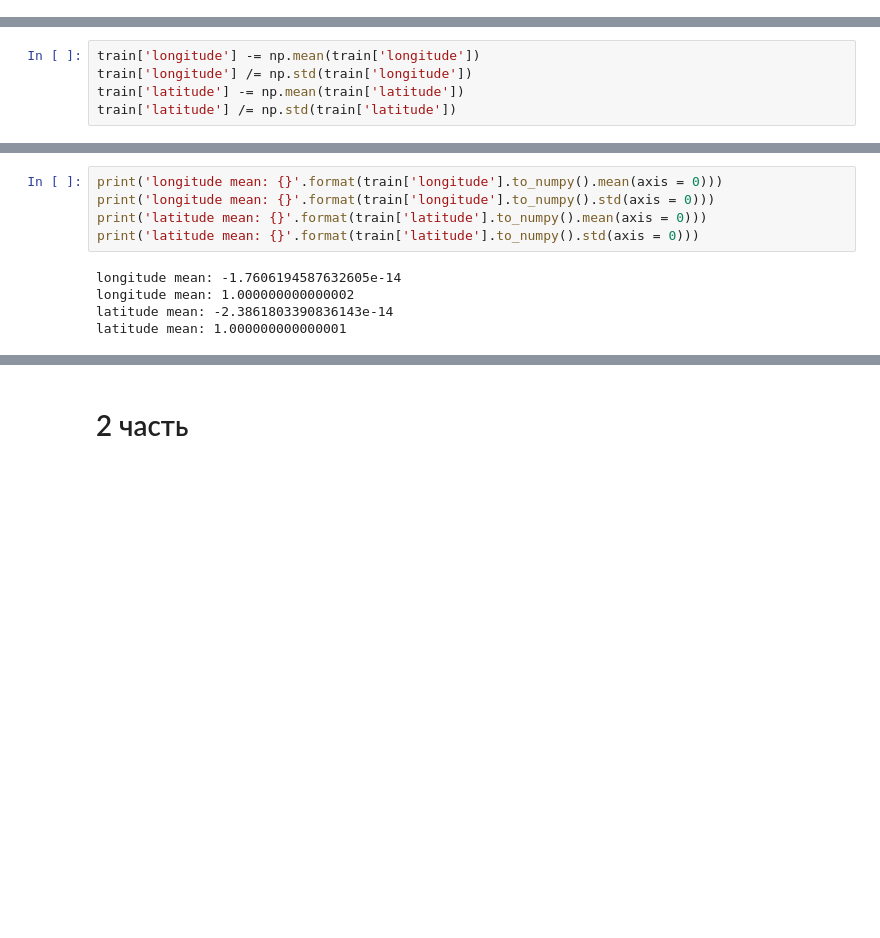
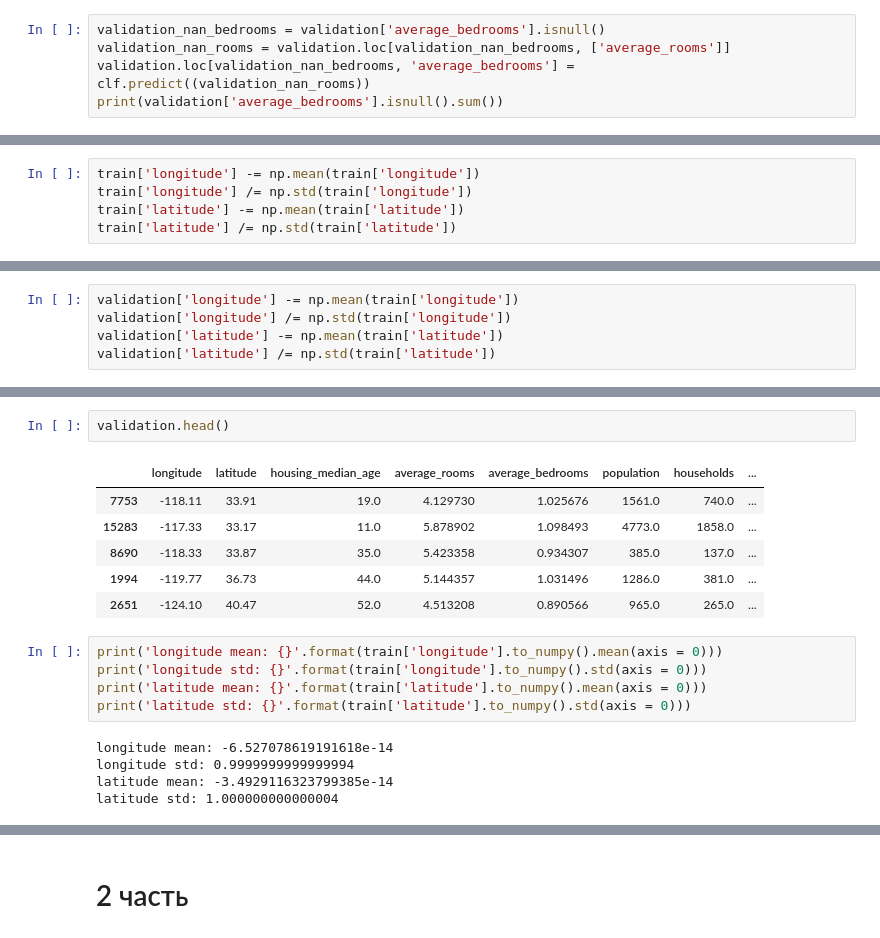
Before and after one commit to fenryux/ML_Labs, a Jupyter notebook: Lab2.ipynb, the cells around one changed output, grey strips where cells are left out. Saved outputs shown, nothing was run; the diff lists cells and outputs as text; blank space fills up the shorter version.

```diff
--- a/Lab2.ipynb
+++ b/Lab2.ipynb
@@ -100,0 +134,5 @@ print(train['average_bedrooms'].isnull().sum())
+# %%
+validation_nan_bedrooms = validation['average_bedrooms'].isnull()
+validation_nan_rooms = validation.loc[validation_nan_bedrooms, ['average_rooms']]
+validation.loc[validation_nan_bedrooms, 'average_bedrooms'] = clf.predict((validation_nan_rooms))
+print(validation['average_bedrooms'].isnull().sum())
@@ -108,3 +153,8 @@ train['latitude'] /= np.std(train['latitude'])
+# %%
+validation['longitude'] -= np.mean(train['longitude'])
+validation['longitude'] /= np.std(train['longitude'])
+validation['latitude'] -= np.mean(train['latitude'])
+validation['latitude'] /= np.std(train['latitude'])
 # %%
 train.head()
 # %% [output]
@@ -117,10 +176,19 @@ train.head()
+# %%
+validation.head()
+# %% [output]
+|  | longitude | latitude | housing_median_age | average_rooms | average_bedrooms | population | households | ... |
+| 7753 | -118.11 | 33.91 | 19.0 | 4.129730 | 1.025676 | 1561.0 | 740.0 | ... |
+| 15283 | -117.33 | 33.17 | 11.0 | 5.878902 | 1.098493 | 4773.0 | 1858.0 | ... |
+| 8690 | -118.33 | 33.87 | 35.0 | 5.423358 | 0.934307 | 385.0 | 137.0 | ... |
+| 1994 | -119.77 | 36.73 | 44.0 | 5.144357 | 1.031496 | 1286.0 | 381.0 | ... |
+| 2651 | -124.10 | 40.47 | 52.0 | 4.513208 | 0.890566 | 965.0 | 265.0 | ... |
 # %%
 print('longitude mean: {}'.format(train['longitude'].to_numpy().mean(axis = 0)))
-print('longitude mean: {}'.format(train['longitude'].to_numpy().std(axis = 0)))
+print('longitude std: {}'.format(train['longitude'].to_numpy().std(axis = 0)))
 print('latitude mean: {}'.format(train['latitude'].to_numpy().mean(axis = 0)))
-print('latitude mean: {}'.format(train['latitude'].to_numpy().std(axis = 0)))
+print('latitude std: {}'.format(train['latitude'].to_numpy().std(axis = 0)))
 # %% [output]
-longitude mean: -1.7606194587632605e-14
-longitude mean: 1.000000000000002
-latitude mean: -2.3861803390836143e-14
-latitude mean: 1.000000000000001
+longitude mean: -6.527078619191618e-14
+longitude std: 0.9999999999999994
+latitude mean: -3.4929116323799385e-14
+latitude std: 1.000000000000004
```
Also changed, not shown: parts of 23 cells of this notebook.
